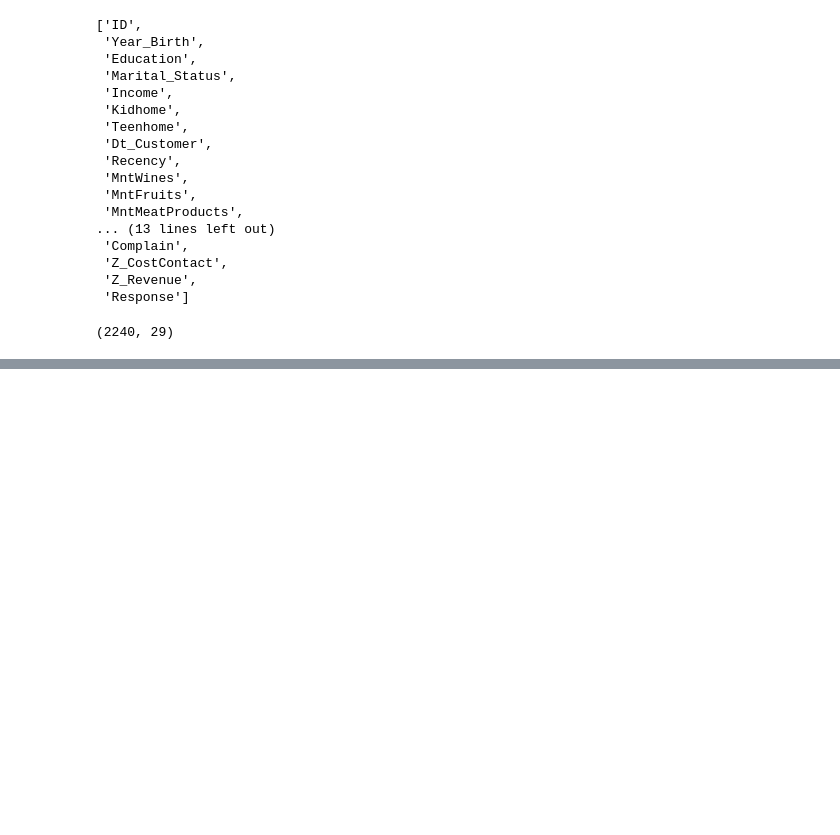
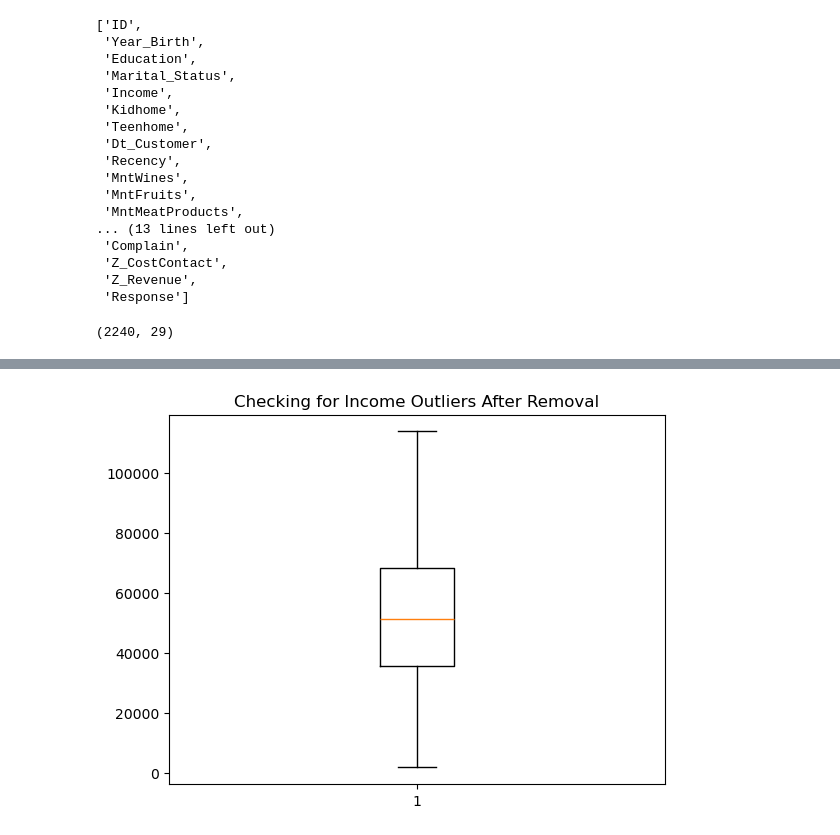
Before and after one commit to aryaandperimeter/Customer-Personality-Analysis, a Jupyter notebook: cpa.ipynb, the cells around one changed output, grey strips where cells are left out. Cells and saved outputs as stored; diff of their text form; code cells hidden in the pictures; blank space fills up the shorter version.

```diff
--- a/cpa.ipynb
+++ b/cpa.ipynb
@@ -47,0 +183,15 @@ data.isnull().sum()
+# %%
+# removing any extremes
+q1 = data['Income'].quantile(0.25)
+q3 = data['Income'].quantile(0.75)
+iqr = q3 - q1
+lower_bound = q1 - 1.5 * iqr
+upper_bound = q3 + 1.5 * iqr
+
+data = data[(data['Income'] >= lower_bound) & (data['Income'] <= upper_bound)]
+# %%
+plt.boxplot(data['Income'])
+plt.title('Checking for Income Outliers After Removal')
+plt.show()
+# %% [output]
+[figure, added]
```
Also changed, not shown: parts of 19 cells of this notebook.
